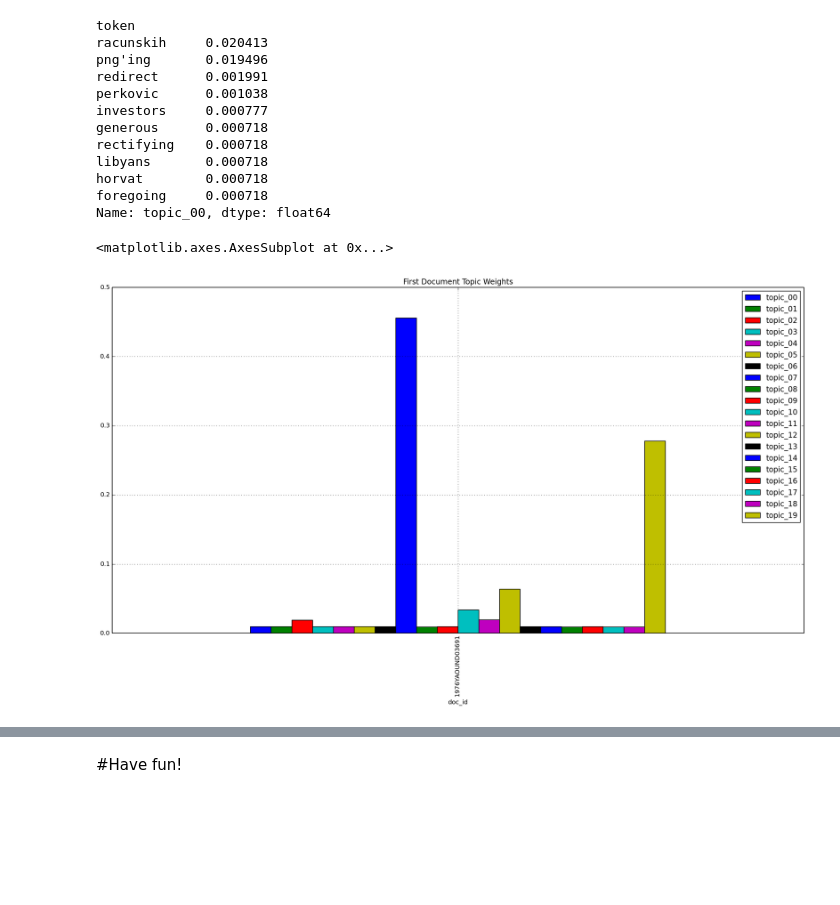
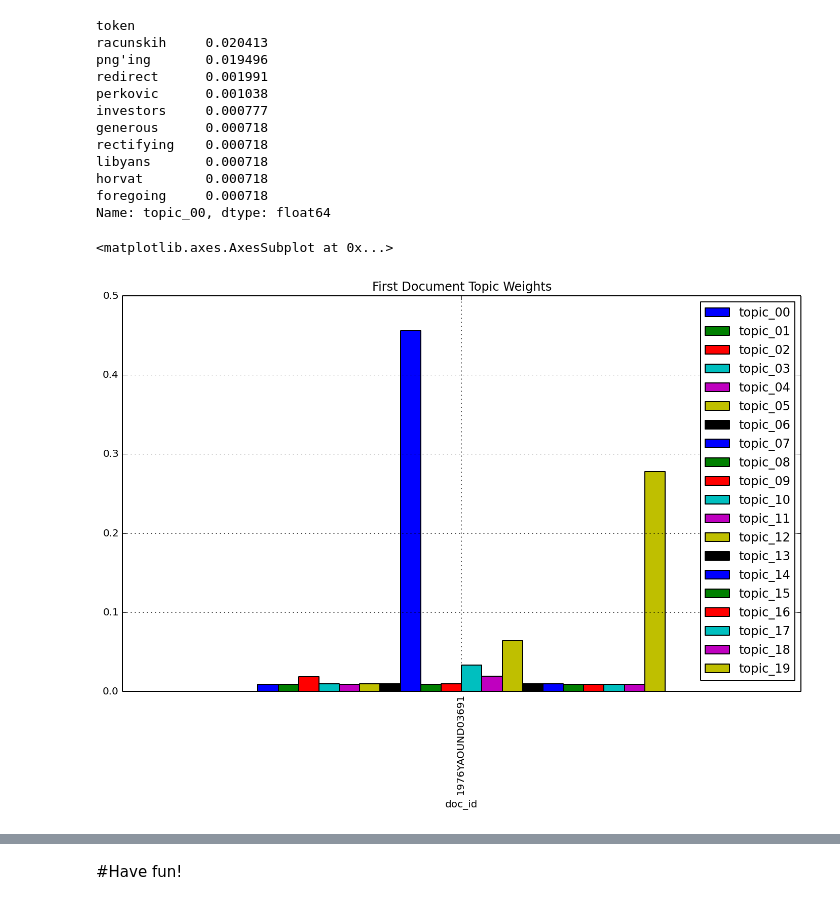
Before and after one commit to columbia-applied-data-science/rosetta, a Jupyter notebook: notebooks/BrightTalk.ipynb, the cells around one changed output, grey strips where cells are left out. Drawn from its saved outputs; the diff is of its cells as text; code cells hidden in the pictures; blank space fills up the shorter version.

```diff
--- a/notebooks/BrightTalk.ipynb
+++ b/notebooks/BrightTalk.ipynb
@@ -362,11 +362,11 @@ foregoing     0.000718
 Name: topic_00, dtype: float64
 # %%
 ##
-lda.pr_topic_g_doc.T.loc[[0]].plot(kind='bar', figsize=(20,10),
+lda.pr_topic_g_doc.T.loc[[0]].plot(kind='bar', figsize=(12,7),
                                    title = 'First Document Topic Weights')
 # %% [output]
 <matplotlib.axes.AxesSubplot at 0x...>
-[figure, old version]
+[figure, new version]
 # %%
 #or at the average topic probabilties
 import random
```
Also changed, not shown: parts of 4 cells of this notebook.
